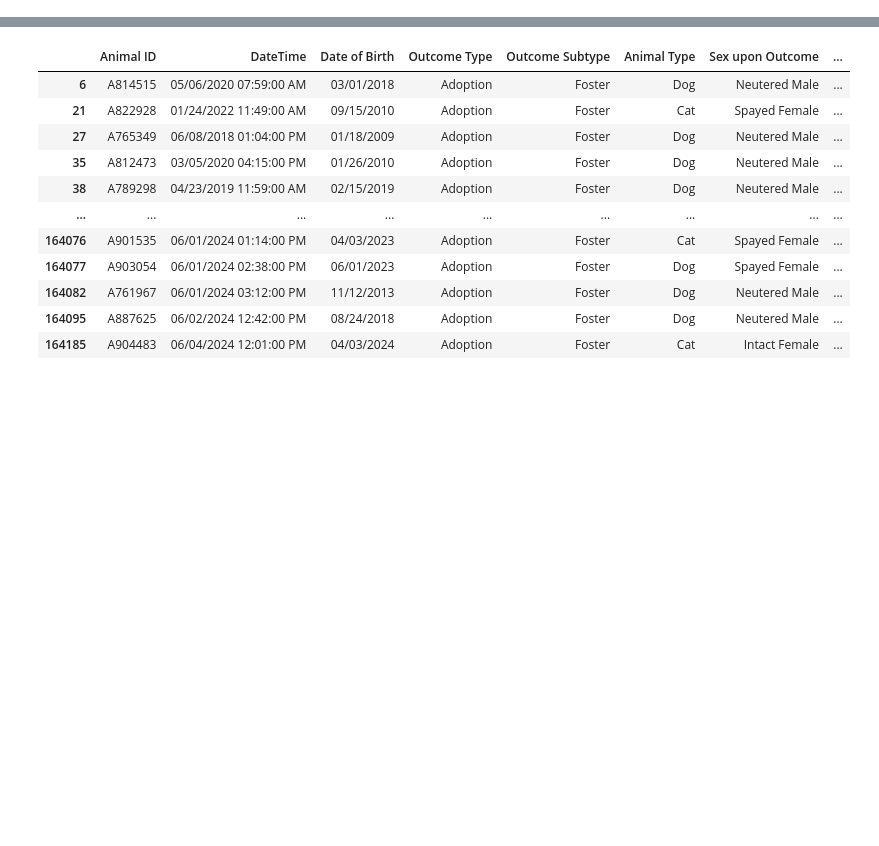
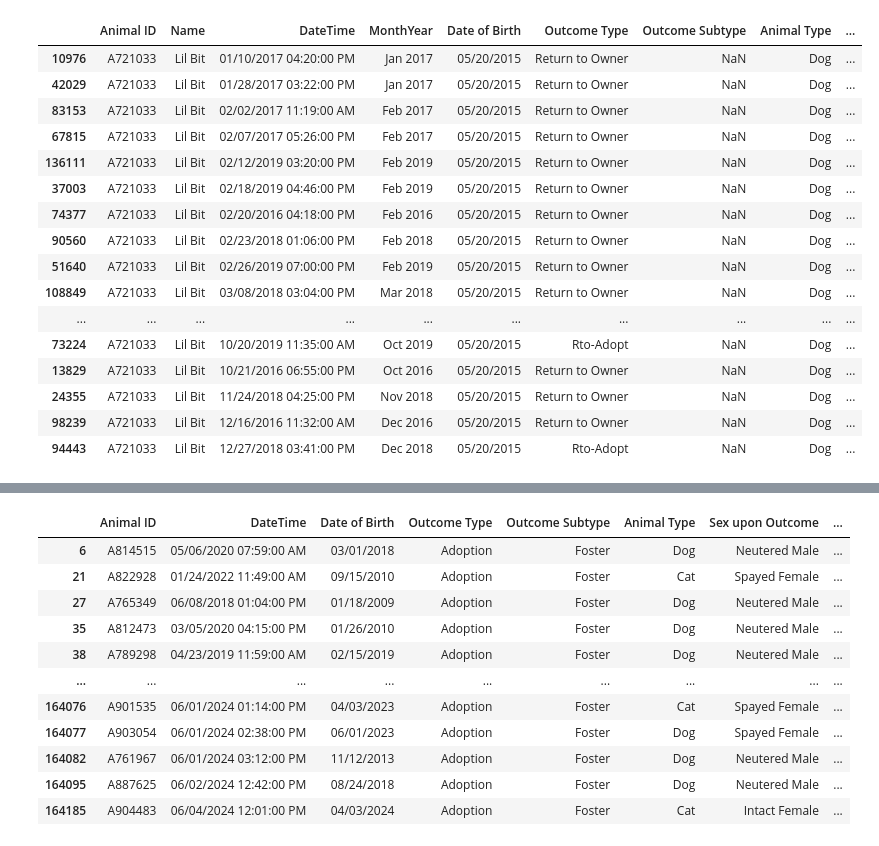
Before and after one commit to KathrynMercer/Austin-Animal-Center-Data, a Jupyter notebook: Data Exploration.ipynb, the cells around one changed output, grey strips where cells are left out. Saved outputs shown, nothing was run; the diff lists cells and outputs as text; code cells hidden in the pictures; blank space fills up the shorter version.

```diff
--- a/Data Exploration.ipynb
+++ b/Data Exploration.ipynb
@@ -244,0 +11,4 @@ array(['Rto-Adopt', 'Adoption', 'Euthanasia', 'Transfer',
+# %%
+#read both the intake and outcome data files
+intake_data_raw = pd.read_csv('Austin_Animal_Center_Intakes_20240701.csv')
+outcome_data_raw = pd.read_csv('Austin_Animal_Center_Outcomes_20240701.csv')
@@ -244,0 +77,23 @@ array(['Rto-Adopt', 'Adoption', 'Euthanasia', 'Transfer',
+# %%
+outcome_data_raw.loc[(outcome_data_raw['Animal ID'] == 'A721033')].sort_values(by = 'DateTime')
+#Because these frequently returning animals do not represent the "typical" intake-outcome cycle, I considered dropping pets with more than 3-5 visits.
+#But ultimately, a pet being returned to its owner is considered a success. And I'm curious how many of these repeat offenders make up the "return to owner" outcome type.
+#So I will leave them in for now
+# %% [output]
+|  | Animal ID | Name | DateTime | MonthYear | Date of Birth | Outcome Type | Outcome Subtype | Animal Type | ... |
+| 10976 | A721033 | Lil Bit | 01/10/2017 04:20:00 PM | Jan 2017 | 05/20/2015 | Return to Owner | NaN | Dog | ... |
+| 42029 | A721033 | Lil Bit | 01/28/2017 03:22:00 PM | Jan 2017 | 05/20/2015 | Return to Owner | NaN | Dog | ... |
+| 83153 | A721033 | Lil Bit | 02/02/2017 11:19:00 AM | Feb 2017 | 05/20/2015 | Return to Owner | NaN | Dog | ... |
+| 67815 | A721033 | Lil Bit | 02/07/2017 05:26:00 PM | Feb 2017 | 05/20/2015 | Return to Owner | NaN | Dog | ... |
+| 136111 | A721033 | Lil Bit | 02/12/2019 03:20:00 PM | Feb 2019 | 05/20/2015 | Return to Owner | NaN | Dog | ... |
+| 37003 | A721033 | Lil Bit | 02/18/2019 04:46:00 PM | Feb 2019 | 05/20/2015 | Return to Owner | NaN | Dog | ... |
+| 74377 | A721033 | Lil Bit | 02/20/2016 04:18:00 PM | Feb 2016 | 05/20/2015 | Return to Owner | NaN | Dog | ... |
+| 90560 | A721033 | Lil Bit | 02/23/2018 01:06:00 PM | Feb 2018 | 05/20/2015 | Return to Owner | NaN | Dog | ... |
+| 51640 | A721033 | Lil Bit | 02/26/2019 07:00:00 PM | Feb 2019 | 05/20/2015 | Return to Owner | NaN | Dog | ... |
+| 108849 | A721033 | Lil Bit | 03/08/2018 03:04:00 PM | Mar 2018 | 05/20/2015 | Return to Owner | NaN | Dog | ... |
+| ... | ... | ... | ... | ... | ... | ... | ... | ... | ... |
+| 73224 | A721033 | Lil Bit | 10/20/2019 11:35:00 AM | Oct 2019 | 05/20/2015 | Rto-Adopt | NaN | Dog | ... |
+| 13829 | A721033 | Lil Bit | 10/21/2016 06:55:00 PM | Oct 2016 | 05/20/2015 | Return to Owner | NaN | Dog | ... |
+| 24355 | A721033 | Lil Bit | 11/24/2018 04:25:00 PM | Nov 2018 | 05/20/2015 | Return to Owner | NaN | Dog | ... |
+| 98239 | A721033 | Lil Bit | 12/16/2016 11:32:00 AM | Dec 2016 | 05/20/2015 | Return to Owner | NaN | Dog | ... |
+| 94443 | A721033 | Lil Bit | 12/27/2018 03:41:00 PM | Dec 2018 | 05/20/2015 | Rto-Adopt | NaN | Dog | ... |
```
Also changed, not shown: parts of 84 cells of this notebook, 2 other files.
